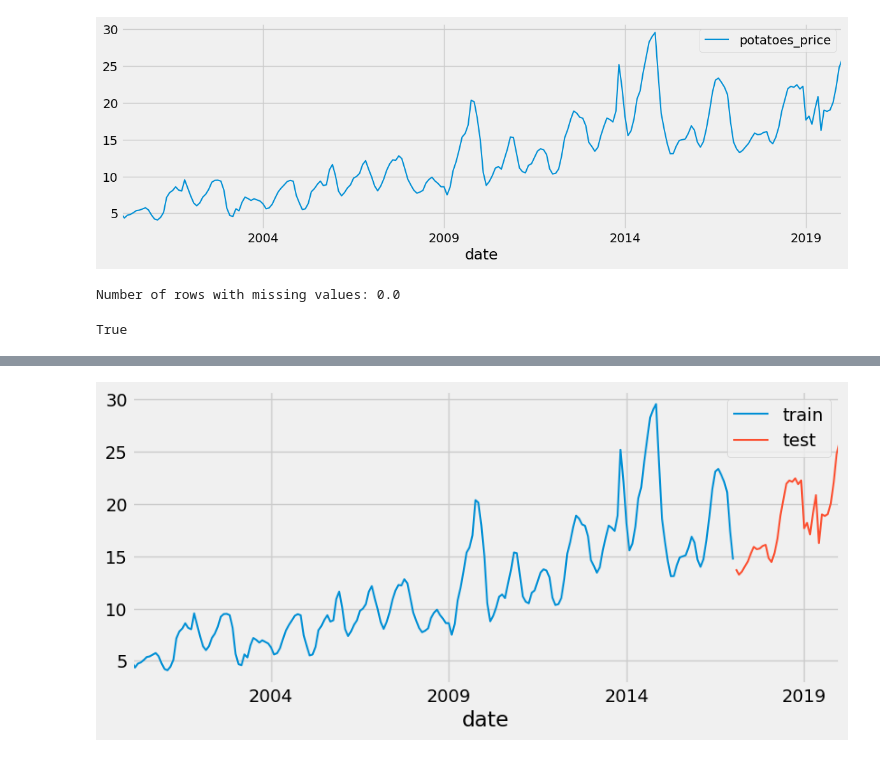
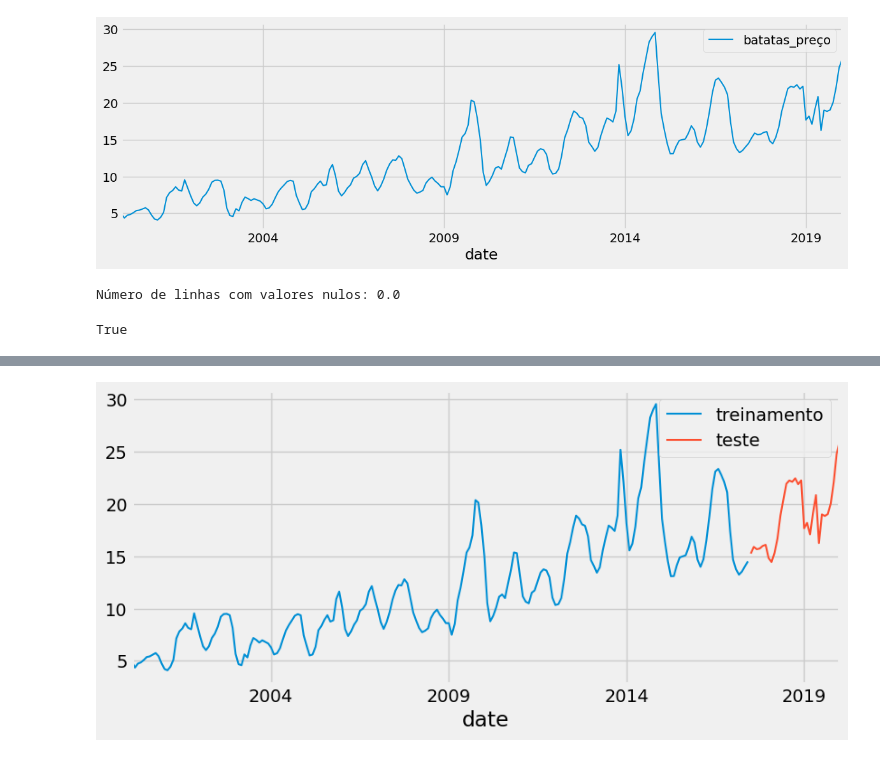
Before and after one commit to ludmila-chagas/lab-bd-vi, a Jupyter notebook: timeSeries.ipynb, the cells around one changed output, grey strips where cells are left out. Drawn from its saved outputs; the diff is of its cells as text; code cells hidden in the pictures.

```diff
--- a/timeSeries.ipynb
+++ b/timeSeries.ipynb
@@ -25,0 +15,6 @@ data.head(5)
+# %%
+# Carrega os dados com Pandas: a base escolhida traz a oscilação dos preços de alimentos na India do ano 2000 até 2020 (mensal).
+data = pd.read_csv("C:\\fatec\\mineda\\india.csv")
+rows, cols = data.shape
+print(f'O DataFrame possui {rows} linhas e {cols} colunas.')
+data.head(5)
@@ -25,0 +29,4 @@ data.head(5)
+# %%
+# Seleciona apenas as colunas que serão utilizadas, sendo a de datas e a que traz os preços de batatas.
+data = data[['date', 'Potatoes']]
+data.head(5)
@@ -43,22 +57,25 @@ dtype: object
 # %%
 # Renomeia a coluna com os preços de batata
-data = data.rename(columns={'Potatoes': 'potatoes_price'})
-# Seto o índice
+data = data.rename(columns={'Potatoes': 'batatas_preço'})
+
+# Seta o índice como a coluna e datas
 data = data.set_index('date')
+
+# Define a frequência (mensal)
 data = data.asfreq('MS', fill_value=0.0)
+
+# Ordena pela data
 data = data.sort_index()
-# Defino a frequência (Mensal). Caso falte registro, cria um novo e preenche as demais colunas com 0.0
-# data = data.asfreq('MS', fill_value=0.0)
-# Ordena pela data
 
-# Plota os dados
+# Plota o gráfico da osiclação de preço de batatas
 fig, ax = plt.subplots(figsize=(13, 4))
-data['potatoes_price'].plot(ax=ax, label='potatoes_price')
+data['batatas_preço'].plot(ax=ax, label='batatas_preço')
 ax.legend();
 # %% [output]
 [figure]
-# %%
-print(f'Number of rows with missing values: {data.isnull().any(axis=1).mean()}')
-# %% [output]
-Number of rows with missing values: 0.0
+# %%
+# Exibe se há linhas com valores nulos
+print(f'Número de linhas com valores nulos: {data.isnull().any(axis=1).mean()}')
+# %% [output]
+Número de linhas com valores nulos: 0.0
 # %%
@@ -69,18 +86,17 @@ Number of rows with missing values: 0.0
 # %% [output]
 True
 # %%
-# Divide dados em treinamento e teste
-# Para séries temporais, sempre utilizamos os dados mais recentes para teste
-steps = 36
+# Divide a base de dados em treinamento e teste, utilizando os 31 últimos registros como teste
+steps = 31
 data_train = data[:-steps]
 data_test  = data[-steps:]
 
-print(f"Train dates : {data_train.index.min()} --- {data_train.index.max()}  (n={len(data_train)})")
-print(f"Test dates  : {data_test.index.min()} --- {data_test.index.max()}  (n={len(data_test)})")
+print(f"Intervalo de datas para treinamento: {data_train.index.min()} --- {data_train.index.max()}  (n={len(data_train)})")
+print(f"Intervalo de datas para teste:       {data_test.index.min()} --- {data_test.index.max()}  (n={len(data_test)})")
 
 # Plotando os dados
 fig, ax=plt.subplots(figsize=(9, 4))
-data_train['potatoes_price'].plot(ax=ax, label='train')
-data_test['potatoes_price'].plot(ax=ax, label='test')
+data_train['batatas_preço'].plot(ax=ax, label='treinamento')
+data_test['batatas_preço'].plot(ax=ax, label='teste')
 ax.legend();
 # %% [output]
@@ -89,3 +105,3 @@ Test dates  : 2017-02-01 00:00:00 --- 2020-01-01 00:00:00  (n=36)
-[figure, old version]
+[figure, new version]
 # %%
 # Configura e treina um RandomForestRegressor para série temporal
```
Also changed, not shown: parts of 15 cells of this notebook.
